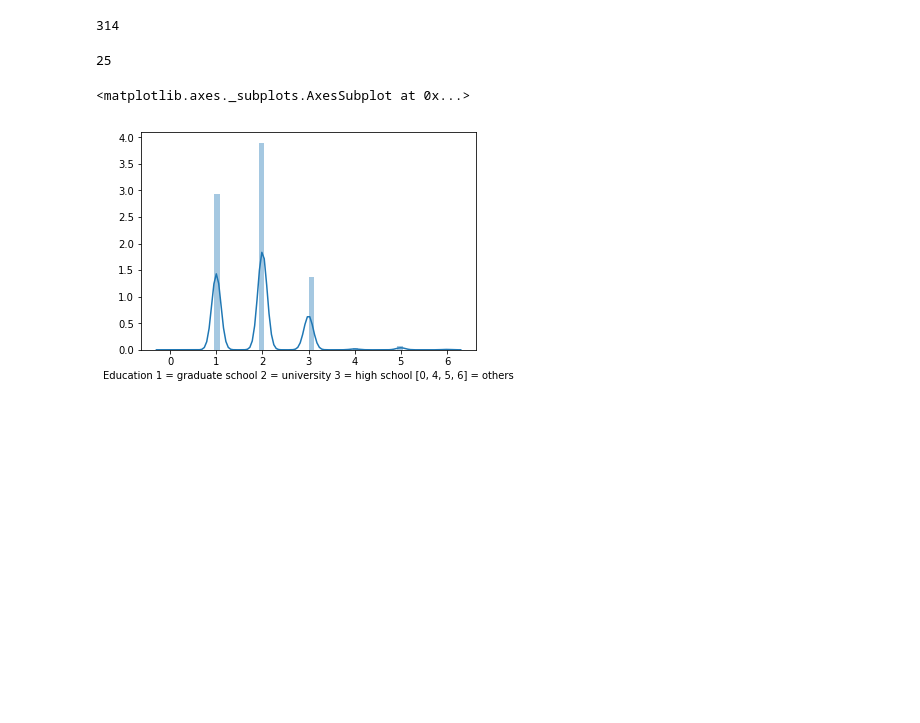
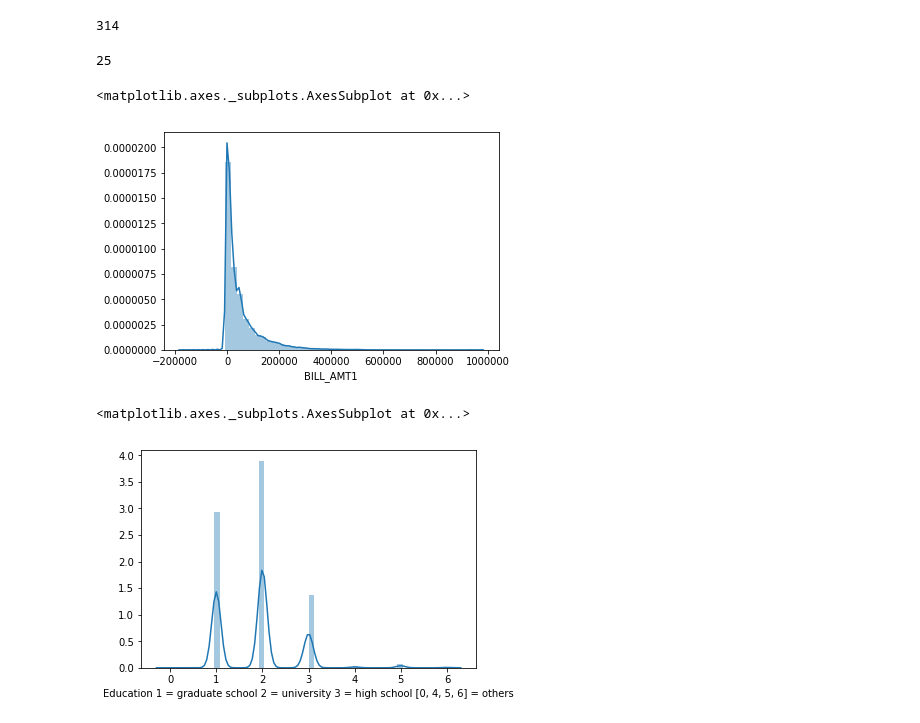
Before and after one commit to qbi11y/ai-big-data, a Jupyter notebook: Credit Analysis.ipynb, the cells around one changed output. Cells and saved outputs as stored; diff of their text form; code cells hidden in the pictures; blank space fills up the shorter version.

```diff
--- a/Credit Analysis.ipynb
+++ b/Credit Analysis.ipynb
@@ -411,6 +530,11 @@ plt.show()
 ((credit_data.AGE >= 70) & (credit_data.AGE < 80)).sum()
 # %% [output]
 25
+# %%
+sns.distplot(credit_data['BILL_AMT1'])
+# %% [output]
+<matplotlib.axes._subplots.AxesSubplot at 0x...>
+[figure, added]
 # %%
 sns.distplot(credit_data['EDUCATION'], axlabel="Education 1 = graduate school 2 = university 3 = high school [0, 4, 5, 6] = others")
 # %% [output]
```
Also changed, not shown: parts of 53 cells of this notebook, 4 other files.
